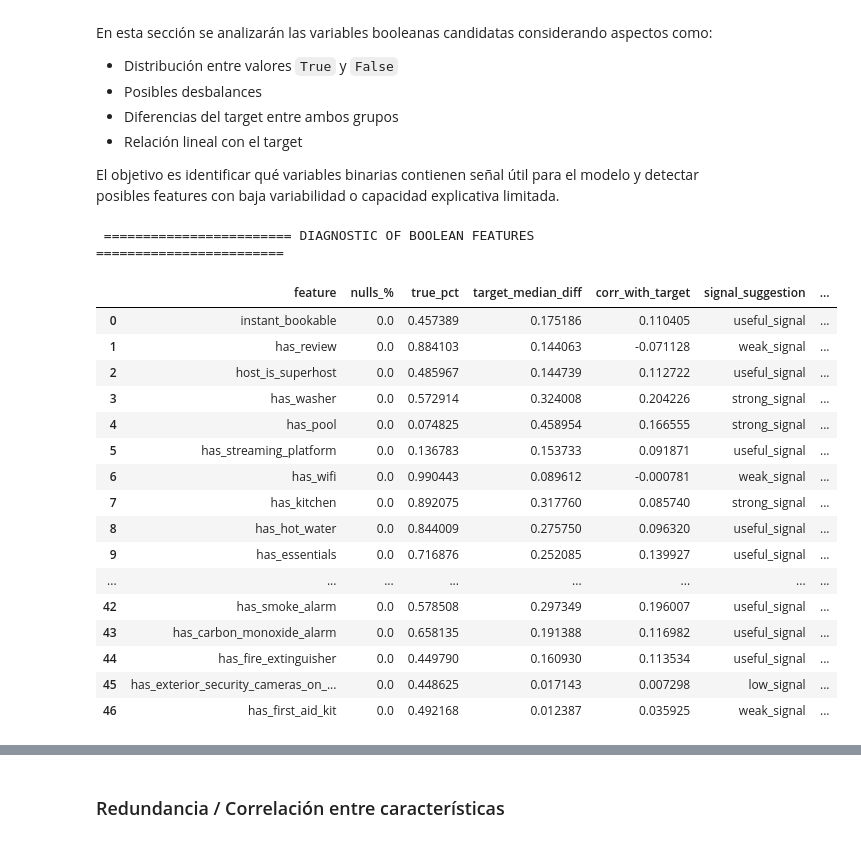
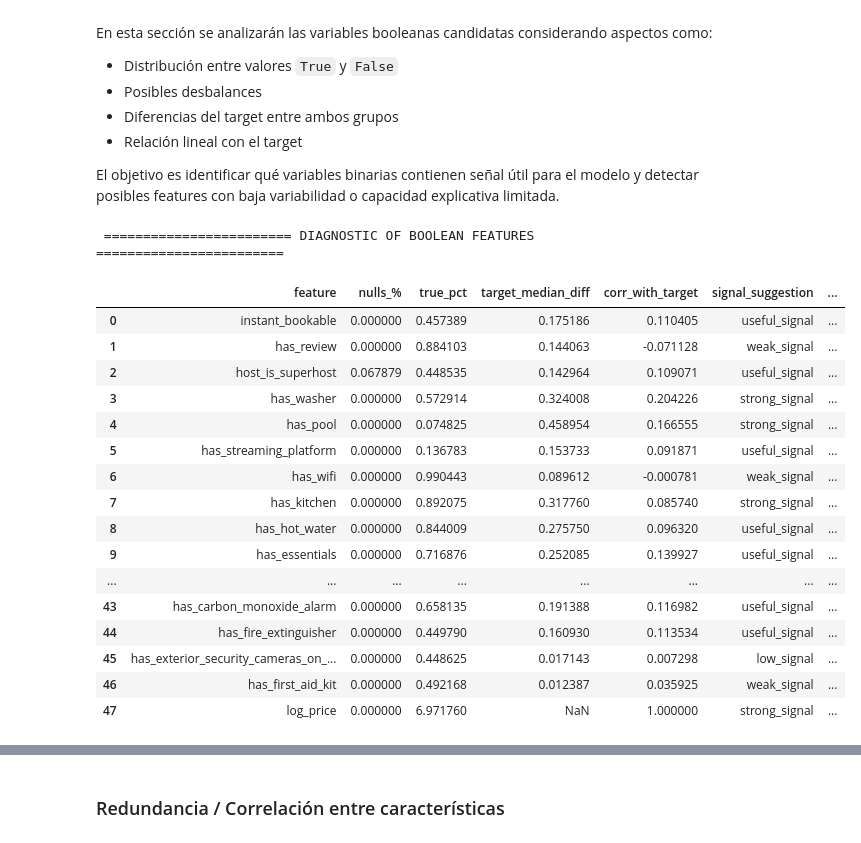
Before and after one commit to josue-rdgzcb/airbnb-price-prediction-mexico-city, a Jupyter notebook: notebooks/02_feature_engineering.ipynb, the cells around one changed output, grey strips where cells are left out. Saved outputs shown, nothing was run; the diff lists cells and outputs as text; code cells hidden in the pictures.

```diff
--- a/notebooks/02_feature_engineering.ipynb
+++ b/notebooks/02_feature_engineering.ipynb
@@ -109,0 +86,9 @@ df_prepared[['host_is_superhost', 'instant_bookable']]
+# %%
+# Import orchestrator to clean and format feature columns
+from src.preprocess.cleaning import clean_features
+
+# Apply orchestrator → prepare dataset with cleaned and formatted features
+df_prepared = clean_features(df_features)
+
+# Display the first rows of the cleaned and formatted feature columns
+df_prepared[['host_is_superhost', 'instant_bookable', 'host_verifications', 'amenities', 'room_type']]
@@ -1221,51 +1201,48 @@ En esta sección se analizarán las variables booleanas candidatas considerando
 El objetivo es identificar qué variables binarias contienen señal útil para el modelo y detectar posibles features con baja variabilidad o capacidad explicativa limitada.
 # %%
 # Import diagnostic function
-from src.features.analysis.diagnose_features import build_boolean_diagnostics
+from src.features.analysis.diagnostics.diagnose_features import build_boolean_diagnostics
 
 # Define boolean features to analyze (including target)
 boolean_features = [
     'instant_bookable', 'has_review', 'host_is_superhost',
     'has_washer', 'has_pool', 'has_streaming_platform',
     'has_wifi', 'has_kitchen', 'has_hot_water',
     'has_essentials', 'has_bed_linens', 'has_microwave', 'has_refrigerator',
     'has_air_conditioning', 'has_heating', 'has_cooking_basics',
     'has_dishes_and_silverware', 'has_iron', 'has_hair_dryer',
     'has_dedicated_workspace', 'has_dining_table', 'has_dishwasher',
     'has_freezer', 'has_coffee_maker', 'has_blender', 'has_self_check_in',
     'has_private_entrance', 'has_elevator', 'has_free_parking',
     'has_pets_allowed', 'has_cleaning_available_during_stay', 'has_tv',
     'has_pool_table', 'has_piano', 'has_game_console',
     'has_ping_pong_table', 'has_patio_or_balcony', 'has_backyard',
     'has_sauna', 'has_city_skyline_view', 'has_outdoor_furniture',
     'has_outdoor_dining_area', 'has_smoke_alarm',
     'has_carbon_monoxide_alarm', 'has_fire_extinguisher',
     'has_exterior_security_cameras_on_property', 'has_first_aid_kit',
     # target
     'log_price']
 
-# Create a copy of the DataFrame with selected boolean features
-df_boolean_features = df_prepared[boolean_features].copy()
-
 # Display diagnostics for boolean features
 print("\n ======================== DIAGNOSTIC OF BOOLEAN FEATURES ========================\n")
-build_boolean_diagnostics(df_boolean_features)
+build_boolean_diagnostics(df_prepared, boolean_features)
 # %% [output]
  ======================== DIAGNOSTIC OF BOOLEAN FEATURES ========================
 |  | feature | nulls_% | true_pct | target_median_diff | corr_with_target | signal_suggestion | ... |
-| 0 | instant_bookable | 0.0 | 0.457389 | 0.175186 | 0.110405 | useful_signal | ... |
-| 1 | has_review | 0.0 | 0.884103 | 0.144063 | -0.071128 | weak_signal | ... |
-| 2 | host_is_superhost | 0.0 | 0.485967 | 0.144739 | 0.112722 | useful_signal | ... |
-| 3 | has_washer | 0.0 | 0.572914 | 0.324008 | 0.204226 | strong_signal | ... |
-| 4 | has_pool | 0.0 | 0.074825 | 0.458954 | 0.166555 | strong_signal | ... |
-| 5 | has_streaming_platform | 0.0 | 0.136783 | 0.153733 | 0.091871 | useful_signal | ... |
-| 6 | has_wifi | 0.0 | 0.990443 | 0.089612 | -0.000781 | weak_signal | ... |
-| 7 | has_kitchen | 0.0 | 0.892075 | 0.317760 | 0.085740 | strong_signal | ... |
-| 8 | has_hot_water | 0.0 | 0.844009 | 0.275750 | 0.096320 | useful_signal | ... |
-| 9 | has_essentials | 0.0 | 0.716876 | 0.252085 | 0.139927 | useful_signal | ... |
+| 0 | instant_bookable | 0.000000 | 0.457389 | 0.175186 | 0.110405 | useful_signal | ... |
+| 1 | has_review | 0.000000 | 0.884103 | 0.144063 | -0.071128 | weak_signal | ... |
+| 2 | host_is_superhost | 0.067879 | 0.448535 | 0.142964 | 0.109071 | useful_signal | ... |
+| 3 | has_washer | 0.000000 | 0.572914 | 0.324008 | 0.204226 | strong_signal | ... |
+| 4 | has_pool | 0.000000 | 0.074825 | 0.458954 | 0.166555 | strong_signal | ... |
+| 5 | has_streaming_platform | 0.000000 | 0.136783 | 0.153733 | 0.091871 | useful_signal | ... |
+| 6 | has_wifi | 0.000000 | 0.990443 | 0.089612 | -0.000781 | weak_signal | ... |
+| 7 | has_kitchen | 0.000000 | 0.892075 | 0.317760 | 0.085740 | strong_signal | ... |
+| 8 | has_hot_water | 0.000000 | 0.844009 | 0.275750 | 0.096320 | useful_signal | ... |
+| 9 | has_essentials | 0.000000 | 0.716876 | 0.252085 | 0.139927 | useful_signal | ... |
 | ... | ... | ... | ... | ... | ... | ... | ... |
-| 42 | has_smoke_alarm | 0.0 | 0.578508 | 0.297349 | 0.196007 | useful_signal | ... |
-| 43 | has_carbon_monoxide_alarm | 0.0 | 0.658135 | 0.191388 | 0.116982 | useful_signal | ... |
-| 44 | has_fire_extinguisher | 0.0 | 0.449790 | 0.160930 | 0.113534 | useful_signal | ... |
-| 45 | has_exterior_security_cameras_on_... | 0.0 | 0.448625 | 0.017143 | 0.007298 | low_signal | ... |
-| 46 | has_first_aid_kit | 0.0 | 0.492168 | 0.012387 | 0.035925 | weak_signal | ... |
+| 43 | has_carbon_monoxide_alarm | 0.000000 | 0.658135 | 0.191388 | 0.116982 | useful_signal | ... |
+| 44 | has_fire_extinguisher | 0.000000 | 0.449790 | 0.160930 | 0.113534 | useful_signal | ... |
+| 45 | has_exterior_security_cameras_on_... | 0.000000 | 0.448625 | 0.017143 | 0.007298 | low_signal | ... |
+| 46 | has_first_aid_kit | 0.000000 | 0.492168 | 0.012387 | 0.035925 | weak_signal | ... |
+| 47 | log_price | 0.000000 | 6.971760 | NaN | 1.000000 | strong_signal | ... |
```
Also changed, not shown: parts of 62 cells of this notebook.
